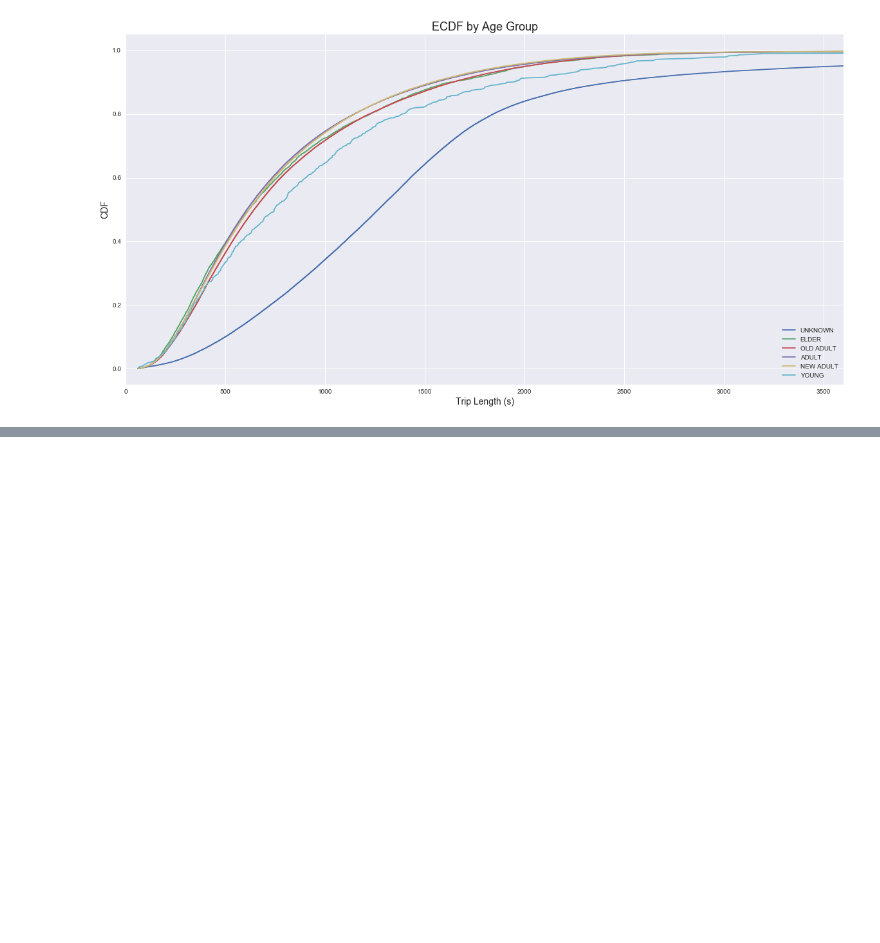
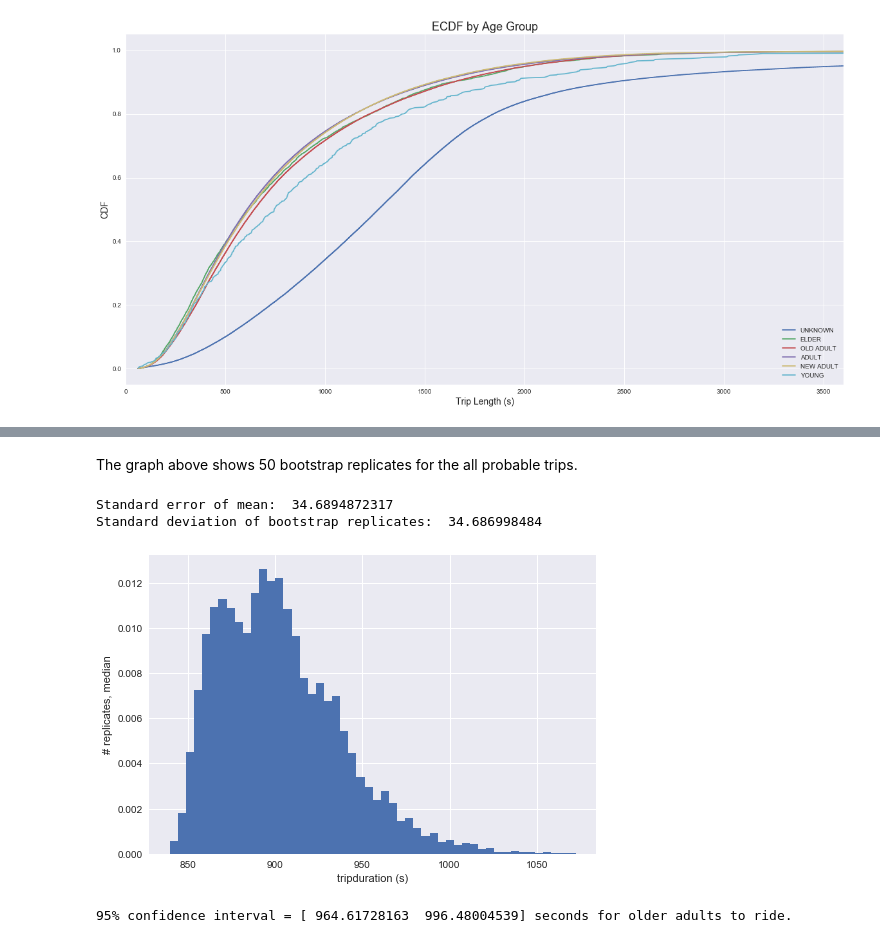
Before and after one commit to advanit/sb-capstone1, a Jupyter notebook: sb_citibike_simple_inferential.ipynb, the cells around one changed output, grey strips where cells are left out. Drawn from its saved outputs; the diff is of its cells as text; code cells hidden in the pictures; blank space fills up the shorter version.

```diff
--- a/sb_citibike_simple_inferential.ipynb
+++ b/sb_citibike_simple_inferential.ipynb
@@ -636,0 +720,33 @@ Ks_2sampResult(statistic=1.0118775160772309e-05, pvalue=1.0000000000000024)
+# %% [markdown]
+The graph above shows 50 bootstrap replicates for the all probable trips.
+# %%
+# Take 10,000 bootstrap replicates of the mean: bs_replicates
+bs_replicates = draw_bs_reps(samoa, np.mean, size=10000)
+
+# Compute and print SEM
+sem = np.std(samoa) / np.sqrt(len(samoa))
+print('Standard error of mean: ', sem)
+
+# Compute and print standard deviation of bootstrap replicates
+bs_std = np.std(bs_replicates)
+print('Standard deviation of bootstrap replicates: ', bs_std)
+
+# Make a histogram of the results
+_ = plt.hist(bs_replicates, bins=50, normed=True)
+_ = plt.xlabel('tripduration (s)')
+_ = plt.ylabel('# replicates, median')
+
+# Show the plot
+plt.show()
+# %% [output]
+Standard error of mean:  34.6894872317
+Standard deviation of bootstrap replicates:  34.686998484
+[figure, added]
+# %%
+# Compute the 95% confidence interval: conf_int
+conf_int = np.percentile(bs_replicates, [2.5, 97.5])
+
+# Print the confidence interval
+print('95% confidence interval =', conf_int, 'seconds for older adults to ride.')
+# %% [output]
+95% confidence interval = [ 964.61728163  996.48004539] seconds for older adults to ride.
```
Also changed, not shown: parts of 16 cells of this notebook.
